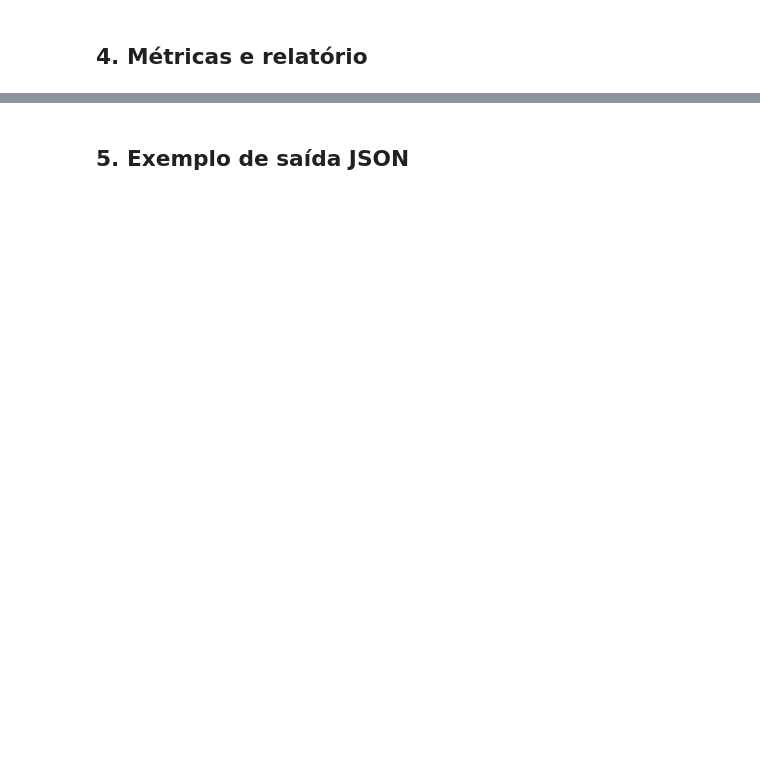
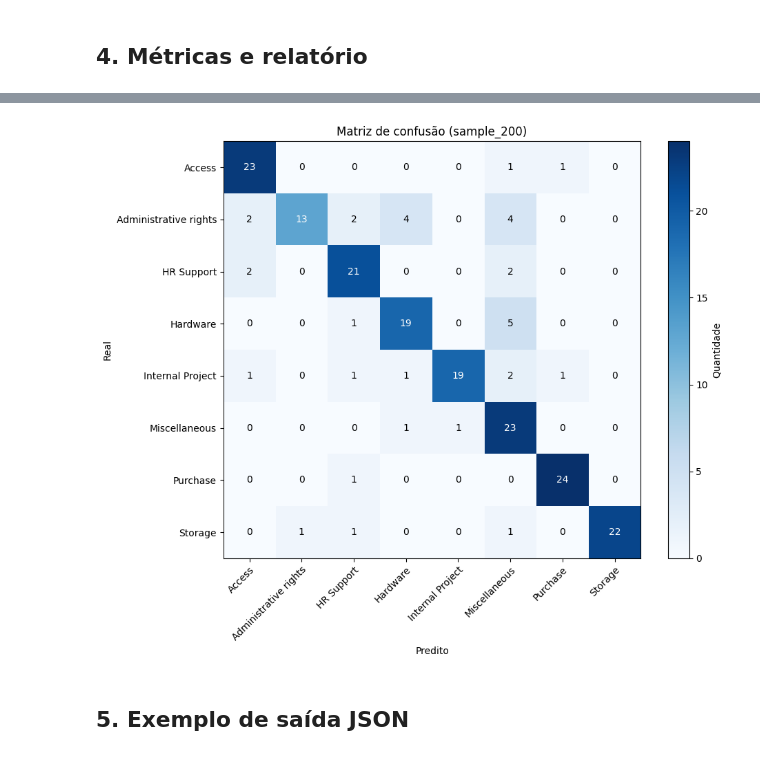
Before and after one commit to JoaquimBreno/ticket-classifier, a Jupyter notebook: notebook.ipynb, the cells around one changed output, grey strips where cells are left out. Saved outputs shown, nothing was run; the diff lists cells and outputs as text; code cells hidden in the pictures; blank space fills up the shorter version.

```diff
--- a/notebook.ipynb
+++ b/notebook.ipynb
@@ -192,6 +215,7 @@ for pos, (_, row) in enumerate(tqdm(it, desc="Pipeline")):
     log_result({
         "id": row["id"],
         "ticket_index": pos,
+        "text": text,
         "true": row[label_col],
         "pred": pred,
         "justificativa": out["justificativa"],
@@ -226,3 +270,27 @@ for k, v in metrics["classification_report"].items():
+# %%
+from sklearn.metrics import confusion_matrix
+import matplotlib.pyplot as plt
+import numpy as np
+
+cm = confusion_matrix(y_true, predictions, labels=classes)
+fig, ax = plt.subplots(figsize=(10, 8))
+im = ax.imshow(cm, cmap="Blues")
+ax.set_xticks(np.arange(len(classes)))
+ax.set_yticks(np.arange(len(classes)))
+ax.set_xticklabels(classes)
+ax.set_yticklabels(classes)
+ax.set_xlabel("Predito")
+ax.set_ylabel("Real")
+plt.setp(ax.get_xticklabels(), rotation=45, ha="right", rotation_mode="anchor")
+for i in range(len(classes)):
+    for j in range(len(classes)):
+        ax.text(j, i, cm[i, j], ha="center", va="center", color="white" if cm[i, j] > cm.max() / 2 else "black")
+fig.colorbar(im, ax=ax, label="Quantidade")
+ax.set_title("Matriz de confusão (sample_200)")
+plt.tight_layout()
+plt.show()
+# %% [output]
+[figure, added]
 # %% [markdown]
 ## 5. Exemplo de saída JSON
 # %%
```
Also changed, not shown: parts of 10 cells of this notebook, 5 other files.
